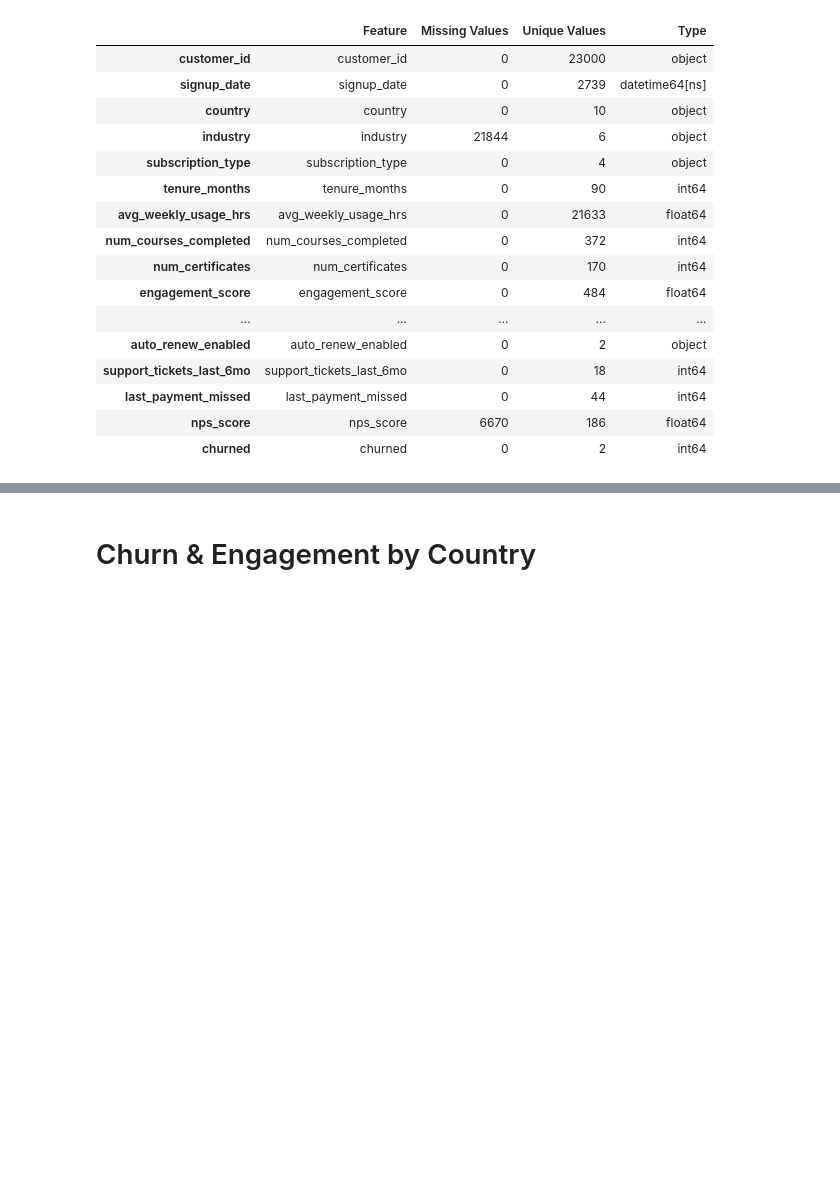
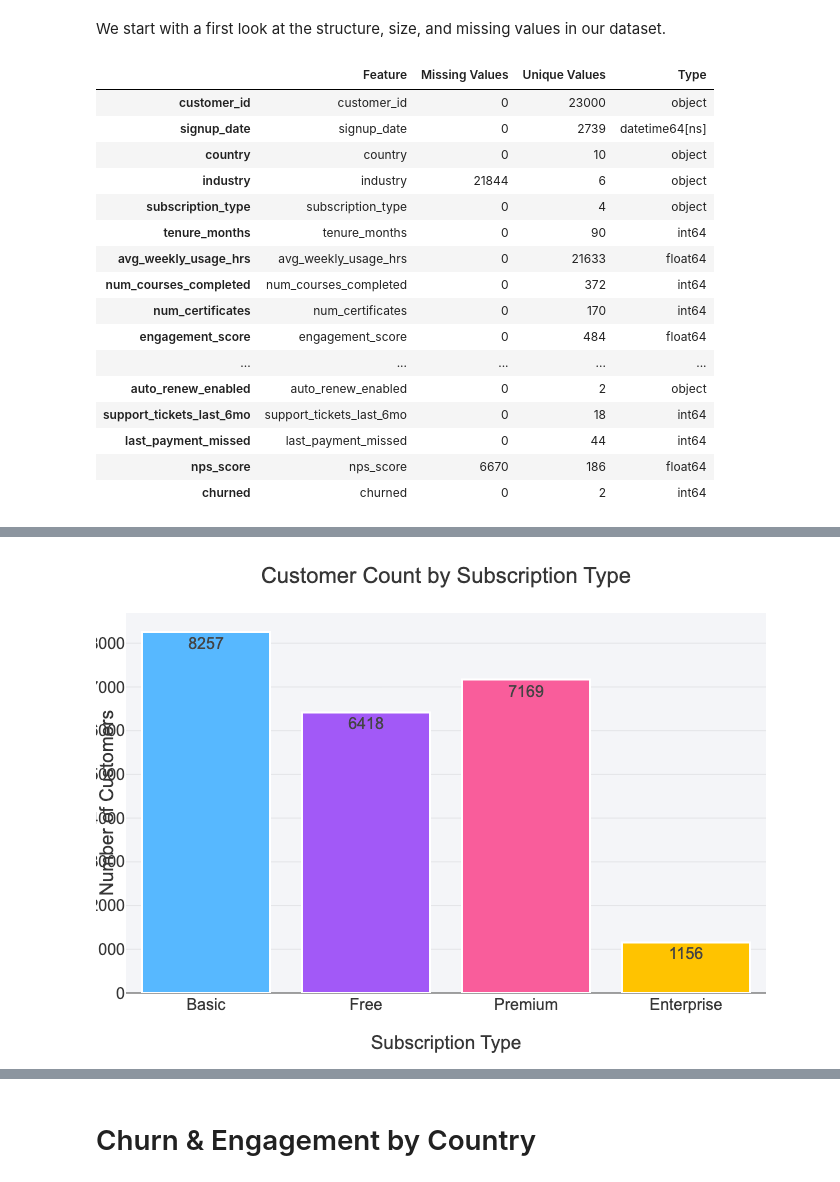
Before and after one commit to aryankaushik89/aryankaushik89.github.io, a Jupyter notebook: customer_analytics_ai/customer_churn_project.ipynb, the cells around one changed output, grey strips where cells are left out. Drawn from its saved outputs; the diff is of its cells as text; code cells hidden in the pictures; blank space fills up the shorter version.

Commit message:
Update fraud and customer analytics projects: refreshed HTML, notebook outputs, and all plots

```diff
--- a/customer_analytics_ai/customer_churn_project.ipynb
+++ b/customer_analytics_ai/customer_churn_project.ipynb
@@ -230,31 +134,80 @@ We start with a first look at the structure, size, and missing values in our cus
+# %%
+import plotly.io as pio
+import os
+from IPython.display import Image, display
+
+def save_plot(fig, filename, img_dir="plots", height=400, width=600, scale=1):
+    os.makedirs(img_dir, exist_ok=True)
+    fig.update_layout(height=height, width=width)
+    out_path = os.path.join(img_dir, filename)
+    fig.write_image(out_path, scale=scale)
+    return out_path
 # %%
 import pandas as pd
 import plotly.express as px
 from plotly.colors import qualitative
 
-from IPython.display import Markdown, display
+from IPython.display import Markdown, display, Image
 
 # Load Data
 df = pd.read_csv('streamflow_customers.csv', parse_dates=['signup_date'])
 
 # Business Context & Intro
 display(Markdown("""
-# 🚀 StreamFlow Inc. Customer Analytics: Project Kickoff
+# Customer Churn and Loyalty Analysis
 
-Welcome to the advanced analytics journey for **StreamFlow Inc.**, a leading SaaS platform for professional upskilling.
-Our goal: **reveal insights that drive retention, maximize engagement, and unlock growth**.
+**Streamflow** is a fictitious company created for the purpose of this analytics project, and the customer data used has been synthetically generated.
+The goal is to provide a realistic context for modern customer analytics; demonstrating the type of data, features, and challenges that would be present in a real world digital learning platform.
 
-**Project Focus:**
-- Analyze who our customers are, their behavior, and what makes them stay or churn.
-- Identify actionable business segments for retention, upsell, and targeted marketing.
-- Deliver insights via world-class visualizations and dashboards.
+**Company Overview:**
+Streamflow is a subscription-based digital learning platform that offers online courses and professional certificates to a global customer base. The company delivers flexible subscription tiers, enables users to purchase add-ons, and tracks rich engagement and loyalty signals across its entire user base.
+
+**What kind of customers and data are involved?**
+- Customers come from a variety of countries and industries to mimic international usage.
+- Users select between subscription types such as “Basic” and “Free,” with the option for paying for additional premium options.
+- Each user can complete courses, earn certificates and collect loyalty points based on their usage. The loyalty point accumulation can be very complex due to the specific nature of the business, the targeted demographics or simply if the business rules are highly specific based on other cost/benefit analyses. It also depends on dynamic program/incentives structure so we will not get into that here.
+- The data contains key engagement and product usage metrics: average weekly hours, tenure, number of courses completed, engagement score, monthly spend, add-ons purchased, etc.
+- Customer support activity and payment behaviors are monitored to help flag risk and drive retention efforts.
+
+All analysis in this project is built on the synthetic customer dataset I created, made to mimic what a company like Streamflow would collect in a true production setting but can easily be adapted to your business needs. See below on how I can easily adapt this for you and feel free to reach out to me if you have specific additions/modifications or data manipulation needs.
+I have extended this analysis for demo purposes into a dashboard as well. Refer to my website for the Streamlit based demo dashboard, built using this data.
+
+---
+"""))
+
+display(Markdown("""
+# Table of Contents
+
+1. **Project Overview**
+2. **Business Context & Data**
+3. **Feature Engineering & Preprocessing**
+    - Engineering Churn/Retention Features
+    - Cleaning and Transforming Data
+4. **Exploratory Data Analysis (EDA)**
+    - Loading Data and Initial Review
+    - Visualizing Churn Class Imbalance
+    - Analyzing Key Customer Attributes
+    - Investigating Feature Distributions and Segments
+    - Correlation Analysis
+5. **Churn Modeling and Evaluation**
+    - Model Training and Validation
+    - Evaluating Model Performance
+    - Feature Importance and Explainability
+6. **Customer Segmentation & Profiling**
+    - Clustering for Customer Segments
+    - Segment Profiling and Insights
+    - Visualizing Customer Groups
+7. **Interactive Dashboard Overview**
+    - Streamlit App Capabilities
+    - Custom Insights and Exports
+8. **Key Findings & Business Recommendations**
 
 ---
 """))
 
 # Data Snapshot
 display(Markdown("### 📦 Data Snapshot"))
-display(Markdown("We start with a first look at the structure, size, and missing values in our customer analytics dataset."))
+display(Markdown("We start with a first look at the structure, size, and missing values in our dataset."))
 
 summary_stats = pd.DataFrame({
     'Feature': df.columns,
@@ -283,22 +236,23 @@ fig = px.histogram(
     text_auto=True
 )
 fig.update_layout(
-    width=900, height=340,
     plot_bgcolor='#f4f5f8',
     xaxis_title="Subscription Type",
     yaxis_title="Number of Customers",
-    font=dict(family="Segoe UI, Arial", size=15, color="#363636"),
+    font=dict(family="Segoe UI, Arial", size=16, color="#363636"),
     title=dict(x=0.5, font=dict(size=22)),
     showlegend=False,
     margin=dict(l=30, r=30, t=60, b=60),
 )
 fig.update_traces(marker_line_color="white", marker_line_width=2)
-fig.show()
+
+save_plot(fig, "subscription_count.png")   # 600x400px
+display(Image(filename="plots/subscription_count.png"))
 
 display(Markdown("""
 **Key Observation:**
-- Most customers are in the **Basic** and **Free** tiers, but **Premium** and **Enterprise** users—though fewer—likely drive higher value.
-- This distribution highlights the importance of both mass-market engagement and high-value retention/upsell strategies.
+- Most customers are in the **Basic** and **Free** tiers, but **Premium** and **Enterprise** users—though fewer likely drive higher value.
+- This distribution highlights the importance of both mass market engagement and high-value retention/upsell strategies.
 """))
 # %% [output]
 
@@ -318,3 +307,4 @@ We start with a first look at the structure, size, and missing values in our cus
+We start with a first look at the structure, size, and missing values in our dataset.
 |  | Feature | Missing Values | Unique Values | Type |
 | customer_id | customer_id | 0 | 23000 | object |
 | signup_date | signup_date | 0 | 2739 | datetime64[ns] |
@@ -342,0 +329 @@ We start with a first look at the structure, size, and missing values in our cus
+[figure, added]
```
Also changed, not shown: parts of 50 cells of this notebook, 37 other files.
